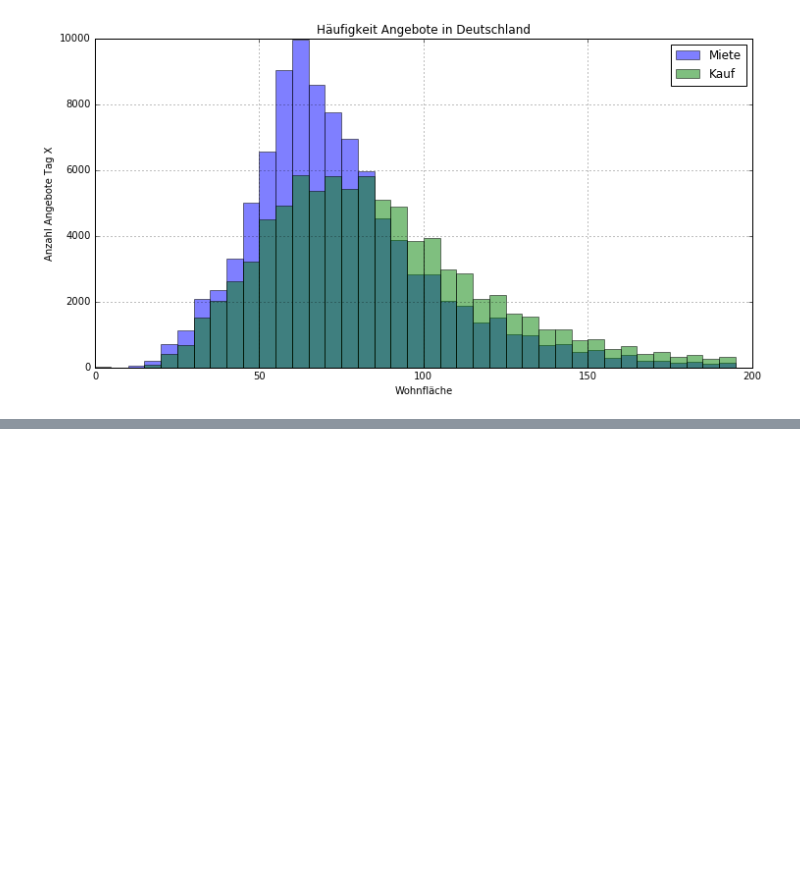
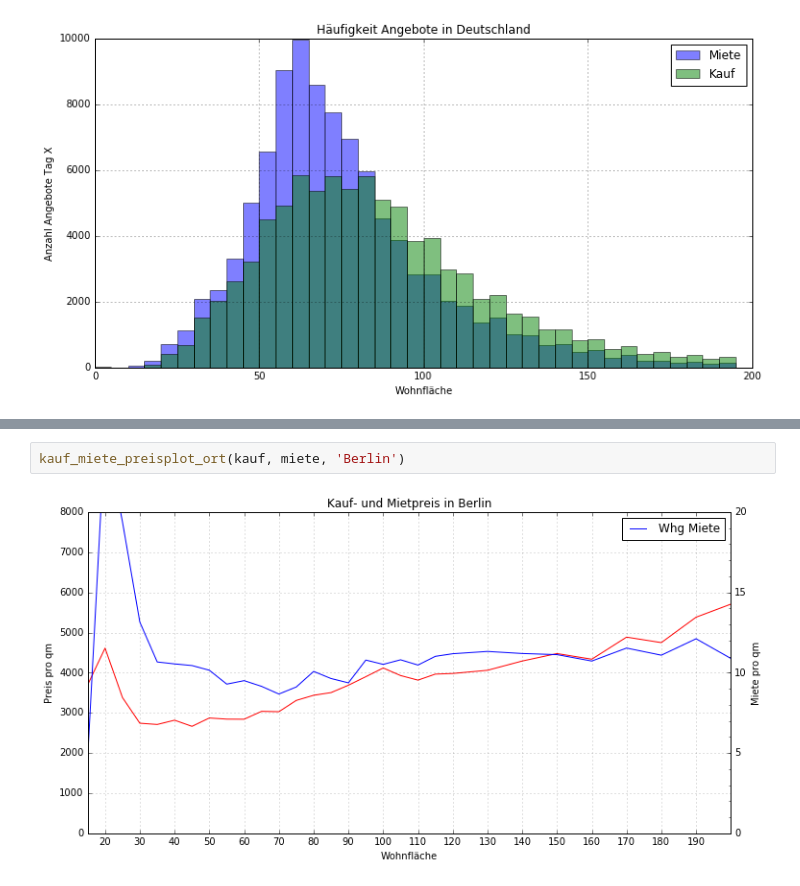
Before and after one commit to matey-jack/ml, a Jupyter notebook: dwh/src/Kauf_vs_Miete.ipynb, the cells around one changed output, grey strips where cells are left out. Drawn from its saved outputs; the diff is of its cells as text; blank space fills up the shorter version.

```diff
--- a/dwh/src/Kauf_vs_Miete.ipynb
+++ b/dwh/src/Kauf_vs_Miete.ipynb
@@ -161,0 +101,4 @@ format_rent_plot():
+# %%
+kauf_miete_preisplot_ort(kauf, miete, 'Berlin')
+# %% [output]
+[figure, added]
```
Also changed, not shown: parts of 19 cells of this notebook, 4 other files.
